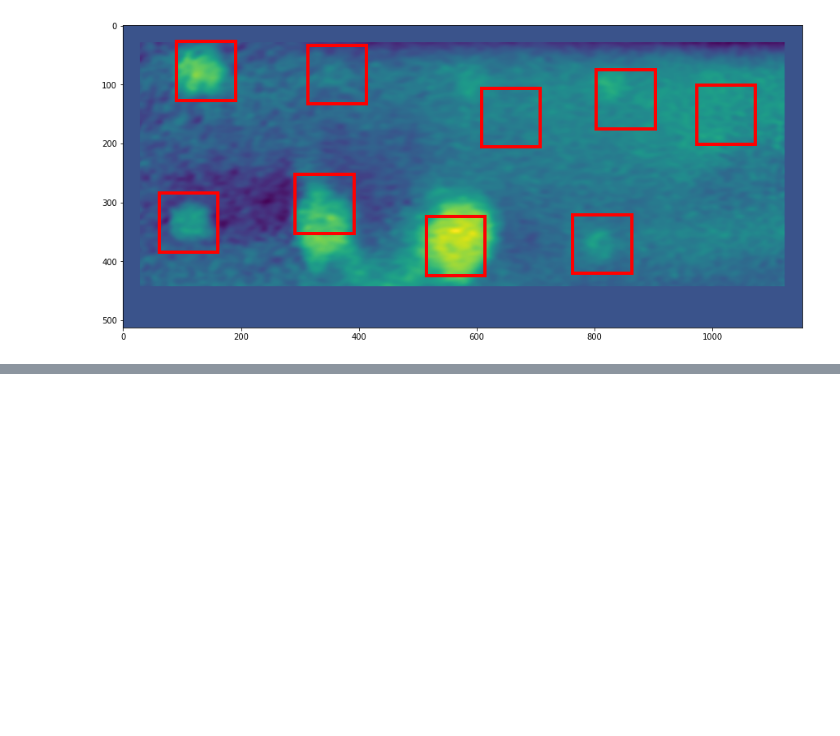
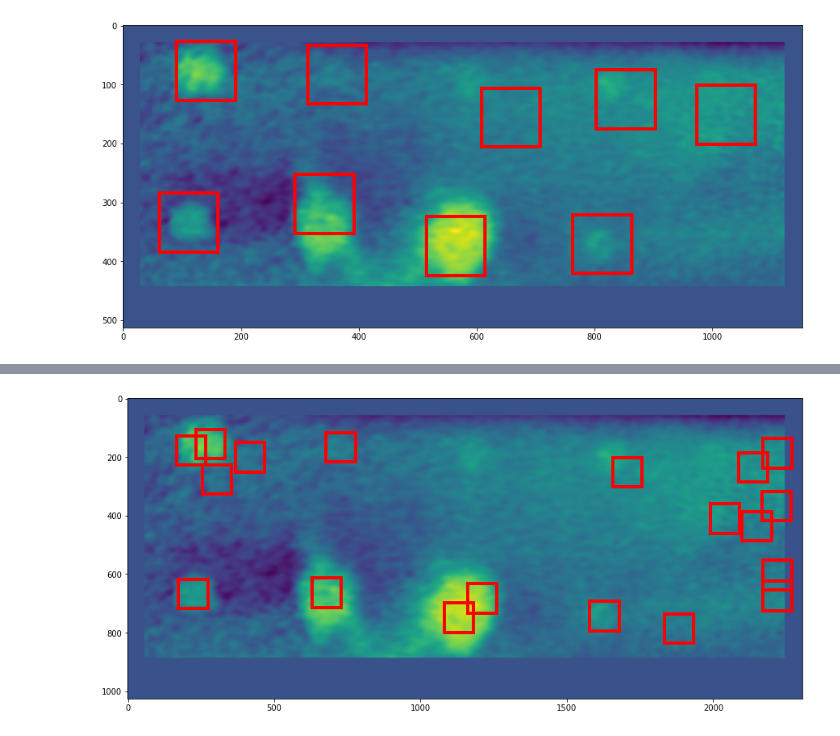
Before and after one commit to juanpb27/ssl_objects_detection, a Jupyter notebook: notebooks/Automated_3D_OD_Method.ipynb, the cells around one changed output, grey strips where cells are left out. Saved outputs shown, nothing was run; the diff lists cells and outputs as text; code cells hidden in the pictures; blank space fills up the shorter version.

```diff
--- a/notebooks/Automated_3D_OD_Method.ipynb
+++ b/notebooks/Automated_3D_OD_Method.ipynb
@@ -338,0 +374,4 @@ final_detections = detector.apply_nms(bounds)
+# %%
+up_final_detections = up_detector.apply_nms(up_test_image, up_bounds, overlapThresh=0.3)
+# %% [output]
+[figure, added]
```
Also changed, not shown: parts of 14 cells of this notebook.
